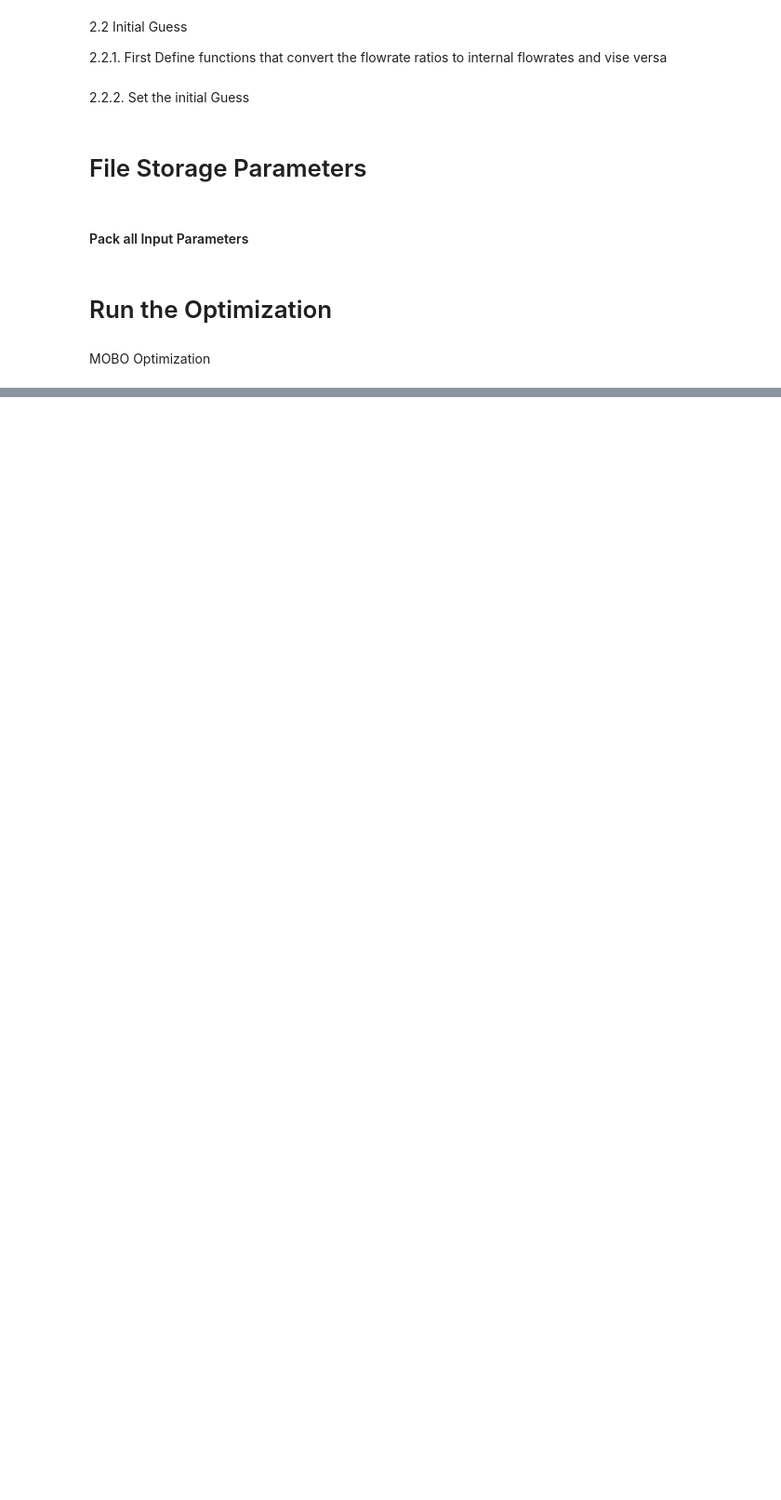
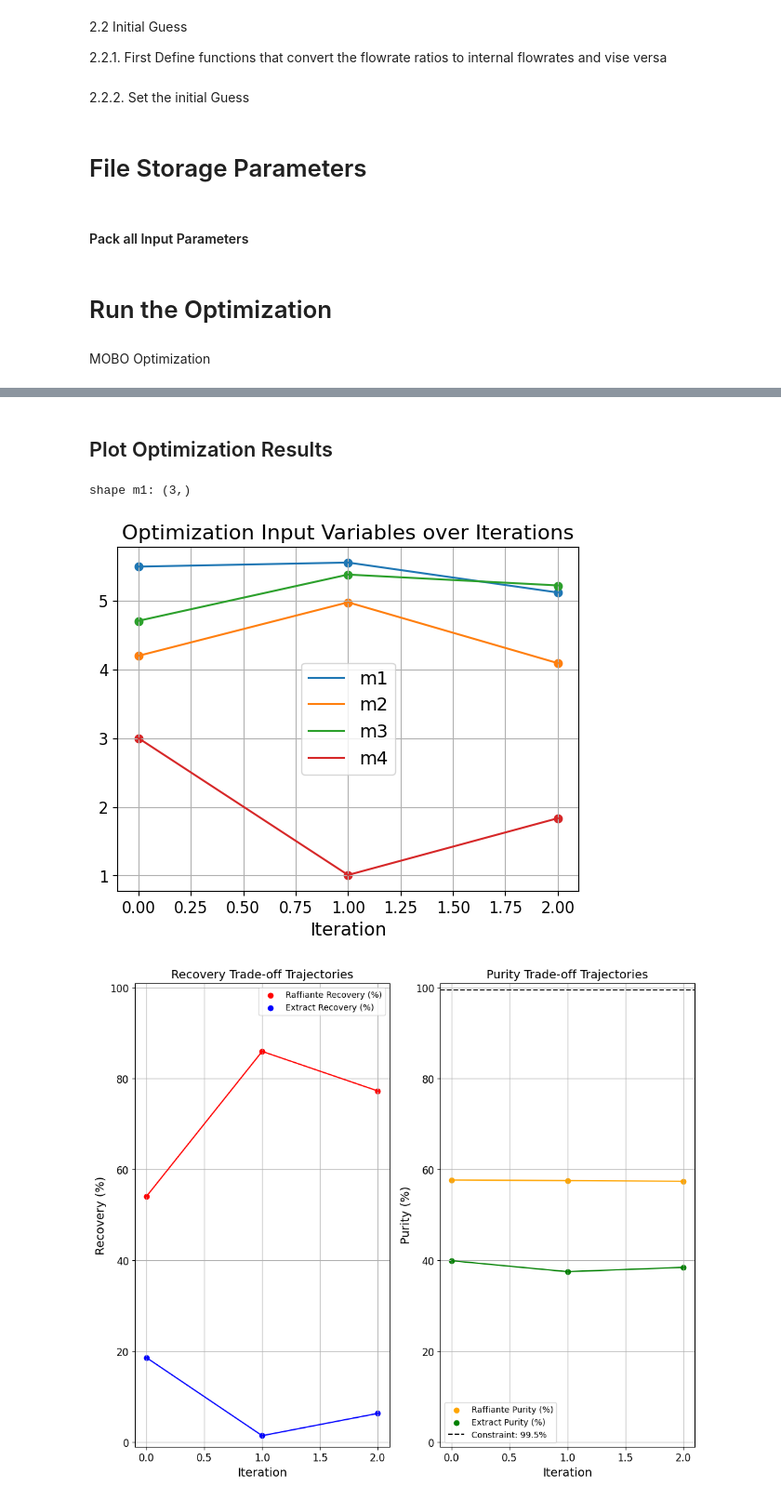
Before and after one commit to Nawa-Punabantu/smb_optimization_files, a Jupyter notebook: Input_file_general.ipynb, the cells around one changed output, grey strips where cells are left out. Shown at 93% size. Drawn from its saved outputs; the diff is of its cells as text; code cells hidden in the pictures; blank space fills up the shorter version.

```diff
--- a/Input_file_general.ipynb
+++ b/Input_file_general.ipynb
@@ -444,0 +471,10 @@ Files saved successfully:
+# %% [markdown]
+## Plot Optimization Results
+# %%
+outputs_path = r"C:\Users\nawau\OneDrive\Desktop\smb_optimization_files\Outputs_Glu_Fru_commision_opt_3iter_20251104_132910.json"
+inputs_path = r"C:\Users\nawau\OneDrive\Desktop\smb_optimization_files\Inputs_Glu_Fru_commision_opt_3iter_20251104_132910.json"
+plot_raff_ext_pareto(outputs_path = outputs_path, inputs_path = inputs_path, purity_constraint=99.5, comp_1_name="Glucose", comp_2_name="Fructose")
+# %% [output]
+shape m1: (3,)
+[figure, added]
+[figure, added]
```
Also changed, not shown: parts of 4 cells of this notebook, 11 other files.
